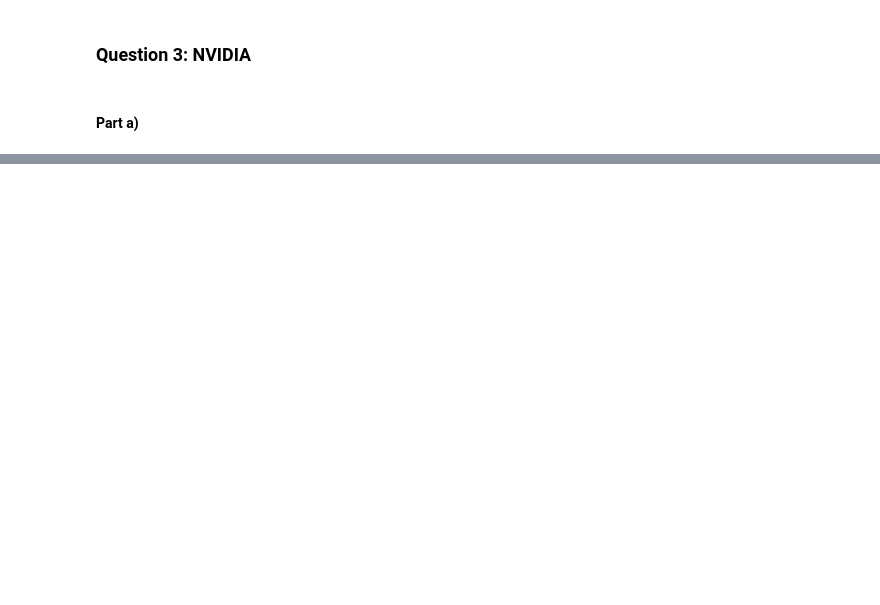
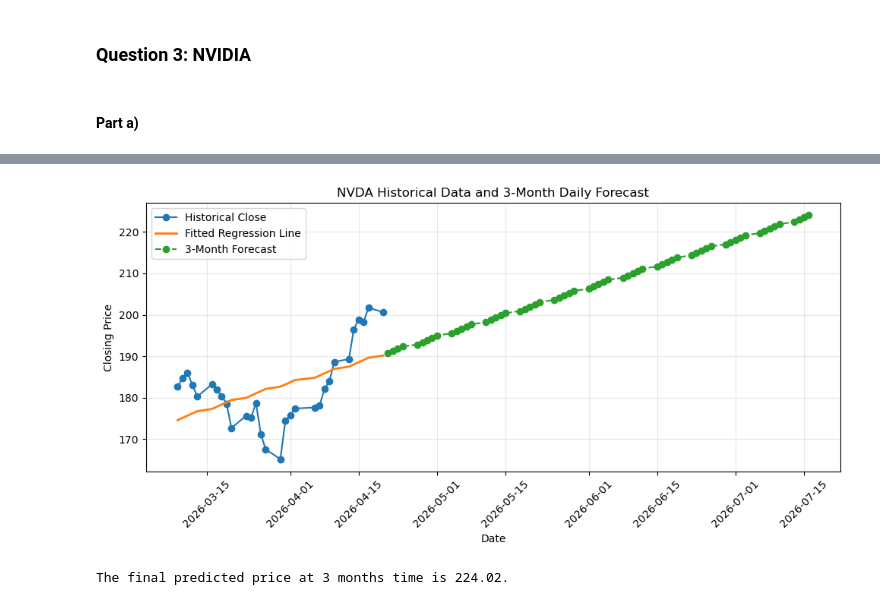
Before and after one commit to AhmadShah-1/BigDataAnalytics, a Jupyter notebook: Ahmad/3.ipynb, the cells around one changed output, grey strips where cells are left out. Drawn from its saved outputs; the diff is of its cells as text; code cells hidden in the pictures; blank space fills up the shorter version.

```diff
--- a/Ahmad/3.ipynb
+++ b/Ahmad/3.ipynb
@@ -89,0 +173,32 @@ Last 30 trading-day NVDA close prices:
+# %%
+plt.figure(figsize=(10, 5))
+
+# historical data
+plt.plot(df["Date"], df["Close"], marker="o", label="Historical Close")
+
+# fitted line on historical window
+y_hat = slope * x + intercept
+plt.plot(df["Date"], y_hat, linewidth=2, label="Fitted Regression Line")
+
+# future forecast
+plt.plot(future_dates, future_predictions, marker="o", linestyle="--", label="3-Month Forecast")
+
+plt.xlabel("Date")
+plt.ylabel("Closing Price")
+plt.title("NVDA Historical Data and 3-Month Daily Forecast")
+plt.legend()
+plt.grid(True, alpha=0.3)
+plt.xticks(rotation=45)
+plt.tight_layout()
+plt.savefig("q3_nvda_daily_3month_forecast.png", dpi=200)
+plt.show()
+# %% [output]
+[figure, added]
+# %%
+last = forecast_df.iloc[-1]
+last_date = last["Date"]
+last_pred = last["Predicted_Close"]
+
+print(f"The final predicted price at 3 months time is {last_pred:.2f}.")
+# %% [output]
+The final predicted price at 3 months time is 224.02.
```
Also changed, not shown: parts of 9 cells of this notebook, 8 other files.
